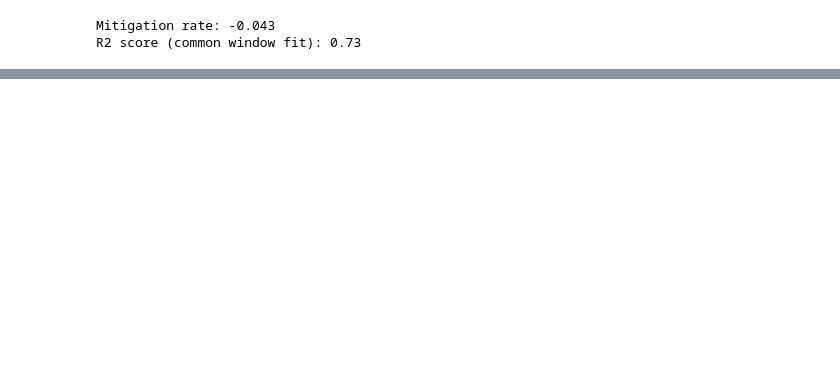
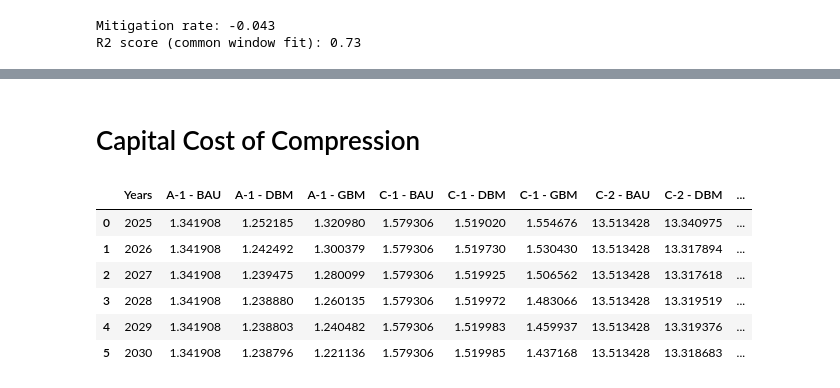
Before and after one commit to thiagoneye/costcaster, a Jupyter notebook: src/main.ipynb, the cells around one changed output, grey strips where cells are left out. Saved outputs shown, nothing was run; the diff lists cells and outputs as text; code cells hidden in the pictures; blank space fills up the shorter version.

```diff
--- a/src/main.ipynb
+++ b/src/main.ipynb
@@ -726 +719,3 @@ Text(0.5, 1.15, 'Exponential Decay Fit')
 [figure]
+# %% [markdown]
+# Capital Cost of Compression
@@ -726,0 +800,33 @@ Text(0.5, 1.15, 'Exponential Decay Fit')
+# %%
+# Convertion to tCO2e
+
+e.loc[:, e.columns != "Years"] = e.loc[:, e.columns != "Years"] * 1e6
+display(e)
+
+# Carbon Capture Percentage
+
+e.loc[:, e.columns != "Years"] = e.loc[:, e.columns != "Years"] * 0.76
+
+# Power Requirement [kW]
+
+# Plot
+
+# Capital Cost of Compression ($)
+
+# Capital Cost of Compression ($/kW)
+
+# Plot
+
+# Annual Compression Capital Cost ($)
+
+# Total Annual Compression Cost ($)
+
+# Plot
+# %% [output]
+|  | Years | A-1 - BAU | A-1 - DBM | A-1 - GBM | C-1 - BAU | C-1 - DBM | C-1 - GBM | C-2 - BAU | C-2 - DBM | ... |
+| 0 | 2025 | 1.341908 | 1.252185 | 1.320980 | 1.579306 | 1.519020 | 1.554676 | 13.513428 | 13.340975 | ... |
+| 1 | 2026 | 1.341908 | 1.242492 | 1.300379 | 1.579306 | 1.519730 | 1.530430 | 13.513428 | 13.317894 | ... |
+| 2 | 2027 | 1.341908 | 1.239475 | 1.280099 | 1.579306 | 1.519925 | 1.506562 | 13.513428 | 13.317618 | ... |
+| 3 | 2028 | 1.341908 | 1.238880 | 1.260135 | 1.579306 | 1.519972 | 1.483066 | 13.513428 | 13.319519 | ... |
+| 4 | 2029 | 1.341908 | 1.238803 | 1.240482 | 1.579306 | 1.519983 | 1.459937 | 13.513428 | 13.319376 | ... |
+| 5 | 2030 | 1.341908 | 1.238796 | 1.221136 | 1.579306 | 1.519985 | 1.437168 | 13.513428 | 13.318683 | ... |
```
Also changed, not shown: parts of 10 cells of this notebook, 3 other files.
